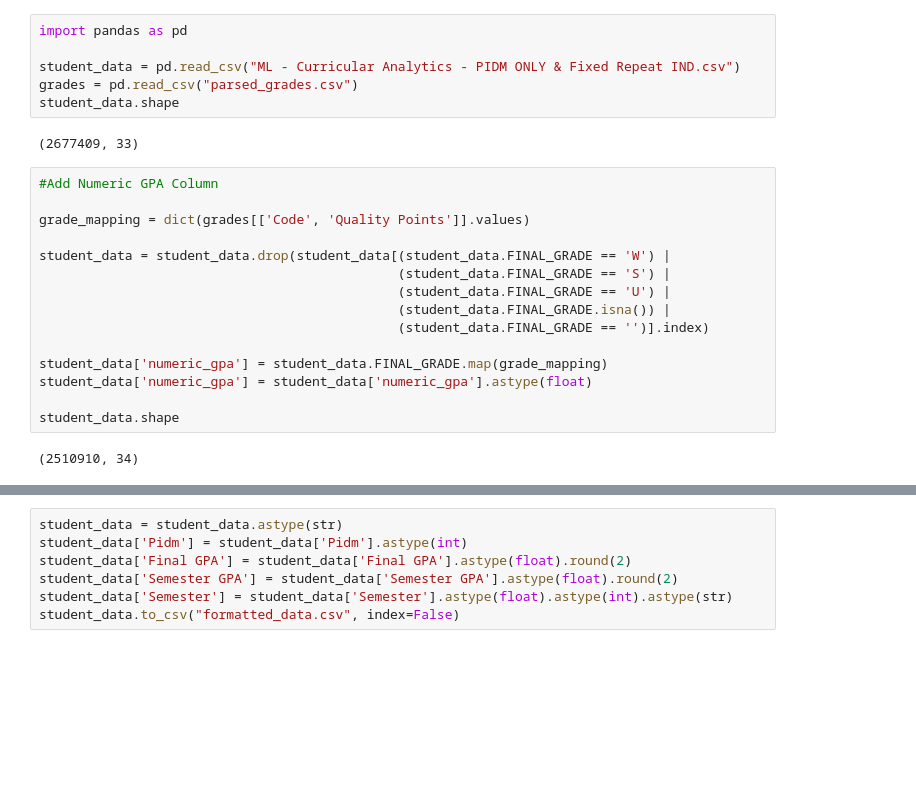
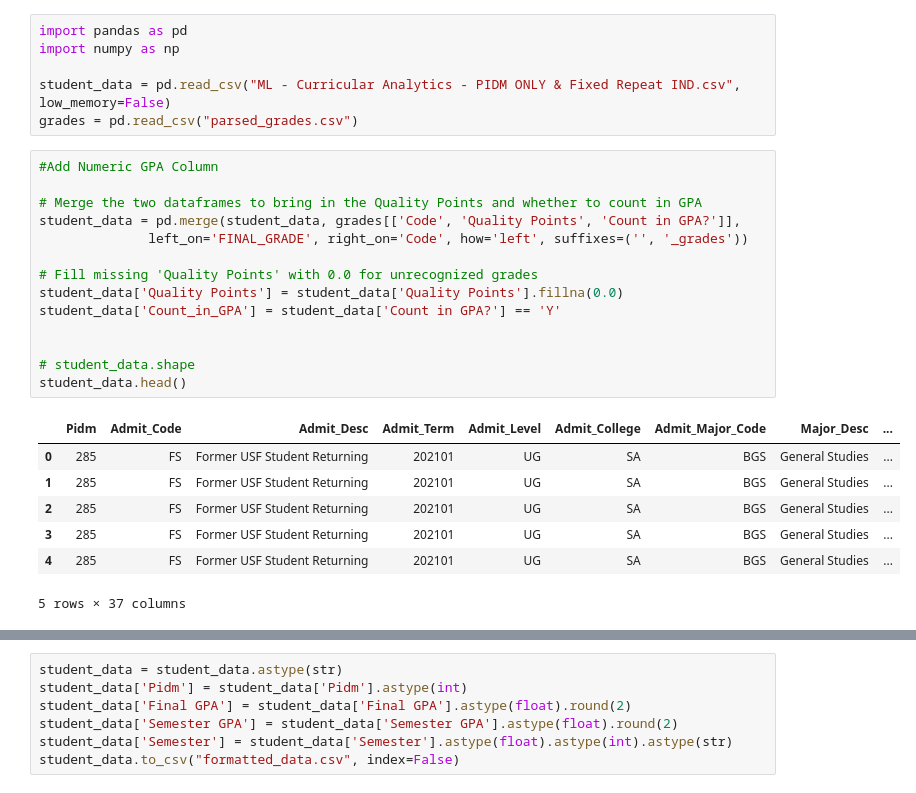
Before and after one commit to ArtKrutsko/CIS4915, a Jupyter notebook: new-table.ipynb, the cells around one changed output, grey strips where cells are left out. Drawn from its saved outputs; the diff is of its cells as text; blank space fills up the shorter version.

```diff
--- a/new-table.ipynb
+++ b/new-table.ipynb
@@ -1,28 +1,31 @@
 # %%
 import pandas as pd
+import numpy as np
 
-student_data = pd.read_csv("ML - Curricular Analytics - PIDM ONLY & Fixed Repeat IND.csv")
+student_data = pd.read_csv("ML - Curricular Analytics - PIDM ONLY & Fixed Repeat IND.csv", low_memory=False)
 grades = pd.read_csv("parsed_grades.csv")
-student_data.shape
-# %% [output]
-(2677409, 33)
 # %%
 #Add Numeric GPA Column
 
-grade_mapping = dict(grades[['Code', 'Quality Points']].values)
+# Merge the two dataframes to bring in the Quality Points and whether to count in GPA
+student_data = pd.merge(student_data, grades[['Code', 'Quality Points', 'Count in GPA?']],
+              left_on='FINAL_GRADE', right_on='Code', how='left', suffixes=('', '_grades'))
 
-student_data = student_data.drop(student_data[(student_data.FINAL_GRADE == 'W') |
-                                              (student_data.FINAL_GRADE == 'S') |
-                                              (student_data.FINAL_GRADE == 'U') |
-                                              (student_data.FINAL_GRADE.isna()) |
-                                              (student_data.FINAL_GRADE == '')].index)
+# Fill missing 'Quality Points' with 0.0 for unrecognized grades
+student_data['Quality Points'] = student_data['Quality Points'].fillna(0.0)
+student_data['Count_in_GPA'] = student_data['Count in GPA?'] == 'Y'
 
-student_data['numeric_gpa'] = student_data.FINAL_GRADE.map(grade_mapping)
-student_data['numeric_gpa'] = student_data['numeric_gpa'].astype(float)
 
-student_data.shape
+# student_data.shape
+student_data.head()
 # %% [output]
+|  | Pidm | Admit_Code | Admit_Desc | Admit_Term | Admit_Level | Admit_College | Admit_Major_Code | Major_Desc | ... |
+| 0 | 285 | FS | Former USF Student Returning | 202101 | UG | SA | BGS | General Studies | ... |
+| 1 | 285 | FS | Former USF Student Returning | 202101 | UG | SA | BGS | General Studies | ... |
+| 2 | 285 | FS | Former USF Student Returning | 202101 | UG | SA | BGS | General Studies | ... |
+| 3 | 285 | FS | Former USF Student Returning | 202101 | UG | SA | BGS | General Studies | ... |
+| 4 | 285 | FS | Former USF Student Returning | 202101 | UG | SA | BGS | General Studies | ... |
-(2510910, 34)
+5 rows × 37 columns
 # %%
 #Final and Semester GPAs (Assuming all classes are equal credits)
 
```
Also changed, not shown: parts of 7 cells of this notebook, 1 other file.
